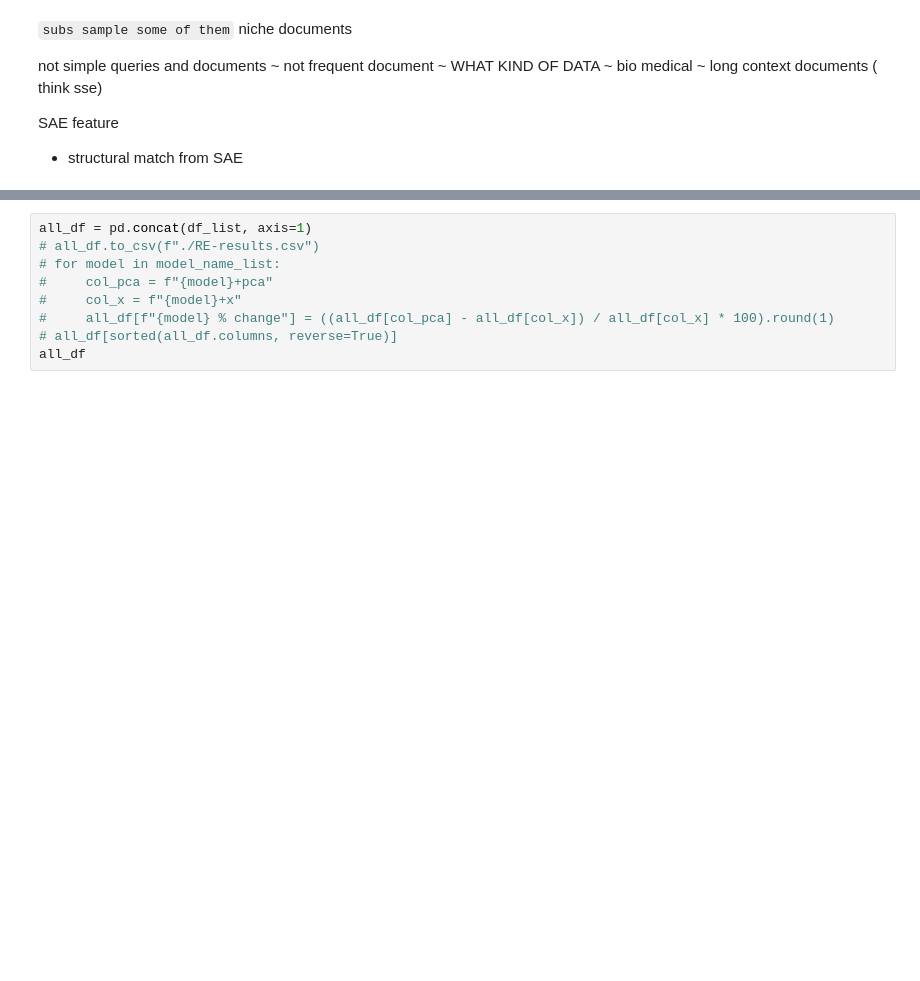
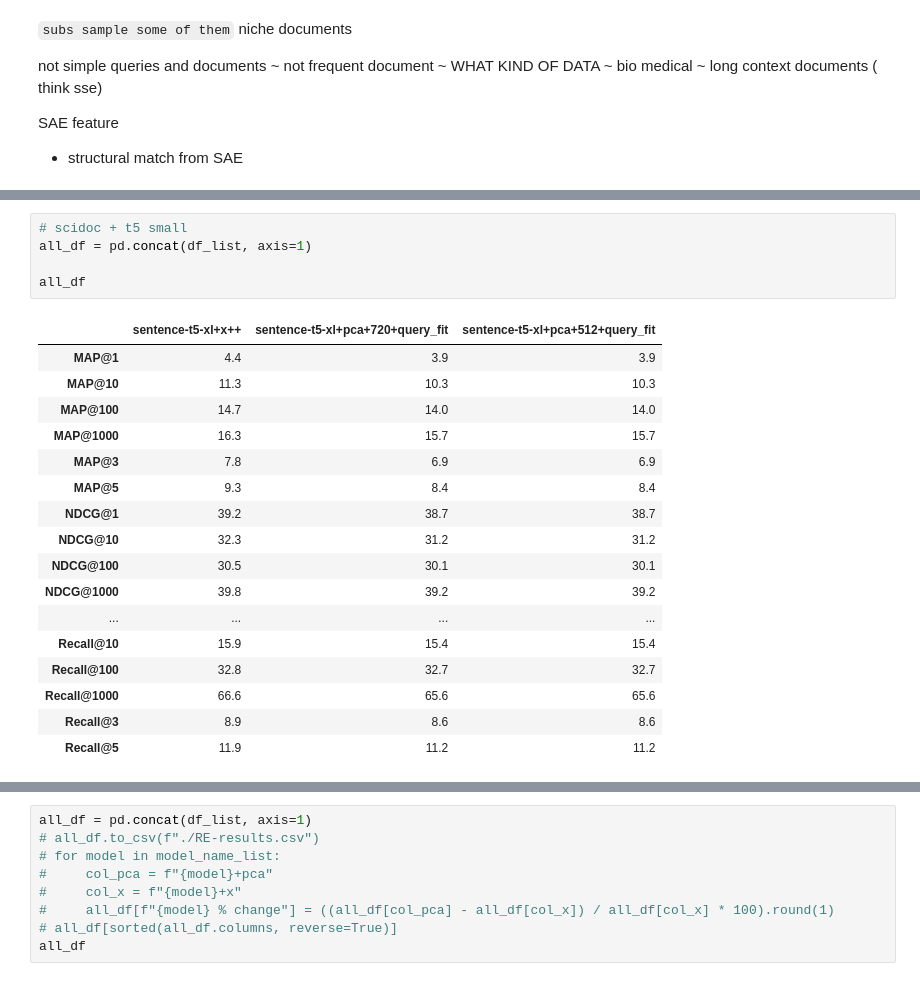
Before and after one commit to LittleDijkstraZ/Analogical_Retrieval, a Jupyter notebook: retrofitting_embeddings.ipynb, the cells around one changed output, grey strips where cells are left out. Saved outputs shown, nothing was run; the diff lists cells and outputs as text; blank space fills up the shorter version.

```diff
--- a/retrofitting_embeddings.ipynb
+++ b/retrofitting_embeddings.ipynb
@@ -252,0 +205,23 @@ SAE feature
+# %%
+# scidoc + t5 small
+all_df = pd.concat(df_list, axis=1)
+
+all_df
+# %% [output]
+|  | sentence-t5-xl+x++ | sentence-t5-xl+pca+720+query_fit | sentence-t5-xl+pca+512+query_fit |
+| MAP@1 | 4.4 | 3.9 | 3.9 |
+| MAP@10 | 11.3 | 10.3 | 10.3 |
+| MAP@100 | 14.7 | 14.0 | 14.0 |
+| MAP@1000 | 16.3 | 15.7 | 15.7 |
+| MAP@3 | 7.8 | 6.9 | 6.9 |
+| MAP@5 | 9.3 | 8.4 | 8.4 |
+| NDCG@1 | 39.2 | 38.7 | 38.7 |
+| NDCG@10 | 32.3 | 31.2 | 31.2 |
+| NDCG@100 | 30.5 | 30.1 | 30.1 |
+| NDCG@1000 | 39.8 | 39.2 | 39.2 |
+| ... | ... | ... | ... |
+| Recall@10 | 15.9 | 15.4 | 15.4 |
+| Recall@100 | 32.8 | 32.7 | 32.7 |
+| Recall@1000 | 66.6 | 65.6 | 65.6 |
+| Recall@3 | 8.9 | 8.6 | 8.6 |
+| Recall@5 | 11.9 | 11.2 | 11.2 |
```
Also changed, not shown: parts of 11 cells of this notebook.
